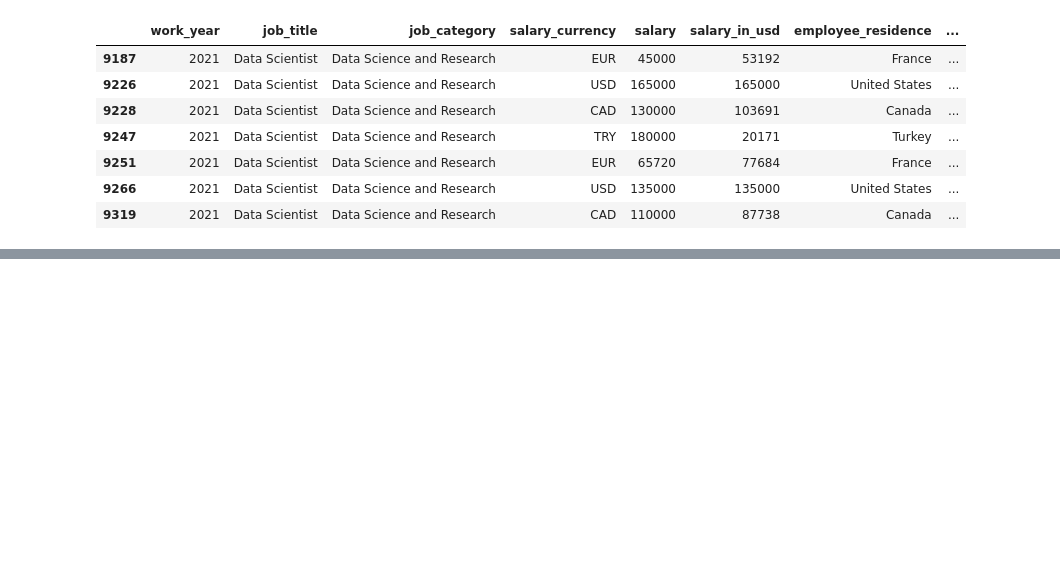
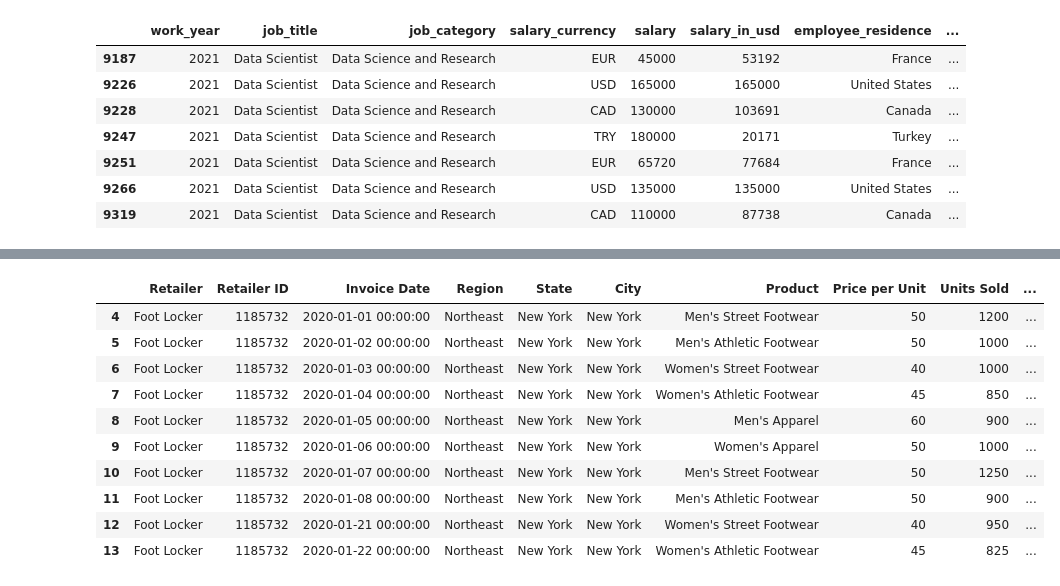
Before and after one commit to eda426/-gen-alan-hesaplama, a Jupyter notebook: verianalizive_yapayzekatümderslerim.ipynb, the cells around one changed output, grey strips where cells are left out. Saved outputs shown, nothing was run; the diff lists cells and outputs as text; code cells hidden in the pictures; blank space fills up the shorter version.

```diff
--- a/verianalizive_yapayzekatümderslerim.ipynb
+++ b/verianalizive_yapayzekatümderslerim.ipynb
@@ -1373,0 +1509,15 @@ df[(df["job_title"]=="Data Scientist") & (df["experience_level"]=="Senior")& (df
+# %%
+df=df.drop([0,1,2,3],axis=0)
+df.head(10)
+# %% [output]
+|  | Retailer | Retailer ID | Invoice Date | Region | State | City | Product | Price per Unit | Units Sold | ... |
+| 4 | Foot Locker | 1185732 | 2020-01-01 00:00:00 | Northeast | New York | New York | Men's Street Footwear | 50 | 1200 | ... |
+| 5 | Foot Locker | 1185732 | 2020-01-02 00:00:00 | Northeast | New York | New York | Men's Athletic Footwear | 50 | 1000 | ... |
+| 6 | Foot Locker | 1185732 | 2020-01-03 00:00:00 | Northeast | New York | New York | Women's Street Footwear | 40 | 1000 | ... |
+| 7 | Foot Locker | 1185732 | 2020-01-04 00:00:00 | Northeast | New York | New York | Women's Athletic Footwear | 45 | 850 | ... |
+| 8 | Foot Locker | 1185732 | 2020-01-05 00:00:00 | Northeast | New York | New York | Men's Apparel | 60 | 900 | ... |
+| 9 | Foot Locker | 1185732 | 2020-01-06 00:00:00 | Northeast | New York | New York | Women's Apparel | 50 | 1000 | ... |
+| 10 | Foot Locker | 1185732 | 2020-01-07 00:00:00 | Northeast | New York | New York | Men's Street Footwear | 50 | 1250 | ... |
+| 11 | Foot Locker | 1185732 | 2020-01-08 00:00:00 | Northeast | New York | New York | Men's Athletic Footwear | 50 | 900 | ... |
+| 12 | Foot Locker | 1185732 | 2020-01-21 00:00:00 | Northeast | New York | New York | Women's Street Footwear | 40 | 950 | ... |
+| 13 | Foot Locker | 1185732 | 2020-01-22 00:00:00 | Northeast | New York | New York | Women's Athletic Footwear | 45 | 825 | ... |
```
Also changed, not shown: parts of 28 cells of this notebook.
